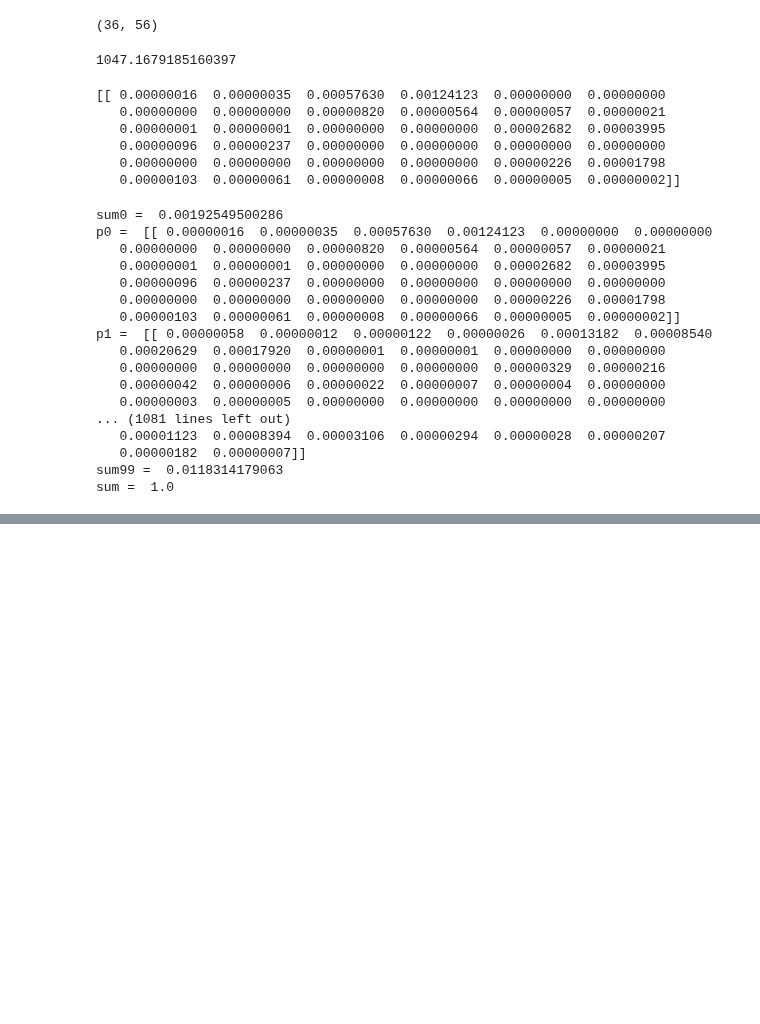
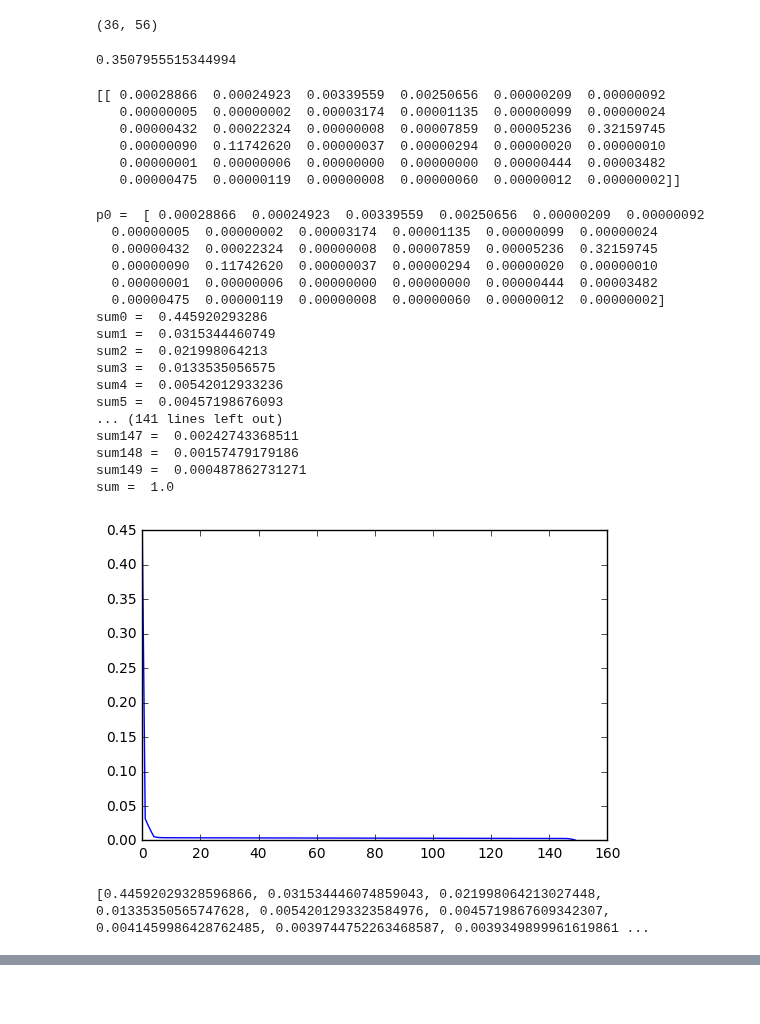
Before and after one commit to pishchynski/coursework3, a Jupyter notebook: notebook_cold.ipynb, the cells around one changed output, grey strips where cells are left out. Drawn from its saved outputs; the diff is of its cells as text; code cells hidden in the pictures; blank space fills up the shorter version.

```diff
--- a/notebook_cold.ipynb
+++ b/notebook_cold.ipynb
@@ -22,7 +23,7 @@ def kronsum(A, B):
     return L+R
 # %%
 n = 3                   # Количество матриц D_k
-p_num = 100             # Количество векторов стац. вероятн. p
+p_num = 150             # Количество векторов стац. вероятн. p
 eps_G = 10 ** (-6)      # Точность нахождения матр. G
 eps_Phi = 10 ** (-6)    # Точность нахождения матр. Phi
 eps_p_i = 10 ** (-6)    # Точность нахождения векторов p
@@ -30,8 +31,8 @@ eps_p_i = 10 ** (-6)    # Точность нахождения векторов
 ### Поток входящих заявок BMAP
 # %%
 # Входной BMAP
-matrD_0 = np.array([[-86., 0.01], [0.02, -2.76]]) # / 35
-matrD = np.array([[85, 0.99], [0.2, 2.54]]) # / 35
+matrD_0 = np.array([[-86., 0.01], [0.02, -2.76]]) * 0.025
+matrD = np.array([[85, 0.99], [0.2, 2.54]]) * 0.025
 matrD_k = [matrD_0]
 
 W_ = matrD_0.shape[0]
@@ -88,8 +89,8 @@ lambda = 32.8853990863
 ### Поток поломок MAP
 # %%
 # Поток поломок MAP
-matrH0 = np.array([[-8.110725, 0], [0, -0.26325]])
-matrH1 = np.array([[8.0568, 0.053925], [0.146625, 0.116625]])
+matrH0 = np.array([[-8.110725, 0], [0, -0.26325]]) / 3
+matrH1 = np.array([[8.0568, 0.053925], [0.146625, 0.116625]]) / 3
 V_ = matrH1.shape[0]
 V = V_ - 1
 matrH = matrH0 + matrH1
@@ -103,7 +104,8 @@ matr_b[0][0] = 1
 
 matr_a = np.transpose(matr_a)
 
-print(matr_a)
+print('H_0 =', matrH0)
+print('H_1 =', matrH1)
 
 gamma = la.solve(matr_a, matr_b).reshape(-1)
 
@@ -415,7 +419,7 @@ print(matrPhi_l[1].shape)
 # %%
 print(la.norm(matrPhi_l[p_num - 1], ord=np.inf))
 # %% [output]
-1047.1679185160397
+0.3507955515344994
 # %%
 # Вычисление p_0
 matr_a = np.array(- copy.deepcopy(matrQ_il[0][0]))
@@ -435,38 +439,45 @@ p0 = np.transpose(la.solve(matr_a, matr_b))
 # print(p0)
 print(p0)
 # %% [output]
-[[ 0.00000016  0.00000035  0.00057630  0.00124123  0.00000000  0.00000000
-   0.00000000  0.00000000  0.00000820  0.00000564  0.00000057  0.00000021
-   0.00000001  0.00000001  0.00000000  0.00000000  0.00002682  0.00003995
-   0.00000096  0.00000237  0.00000000  0.00000000  0.00000000  0.00000000
-   0.00000000  0.00000000  0.00000000  0.00000000  0.00000226  0.00001798
-   0.00000103  0.00000061  0.00000008  0.00000066  0.00000005  0.00000002]]
+[[ 0.00028866  0.00024923  0.00339559  0.00250656  0.00000209  0.00000092
+   0.00000005  0.00000002  0.00003174  0.00001135  0.00000099  0.00000024
+   0.00000432  0.00022324  0.00000008  0.00007859  0.00005236  0.32159745
+   0.00000090  0.11742620  0.00000037  0.00000294  0.00000020  0.00000010
+   0.00000001  0.00000006  0.00000000  0.00000000  0.00000444  0.00003482
+   0.00000475  0.00000119  0.00000008  0.00000060  0.00000012  0.00000002]]
 # %%
 vect_p_l = [p0]
-p_sum = np.sum(p0)
-print('sum0 = ', np.sum(p0))
-print('p0 = ', vect_p_l[0])
+p_sums = [np.sum(p0)]
+print('p0 = ', vect_p_l[0][0])
+print('sum0 = ', p_sums[0])
 for l in range(1, p_num):
     vect_p_l.append(np.dot(vect_p_l[0], matrPhi_l[l]))
-    p_sum += (np.sum(vect_p_l[l]))
-    print('p' + str(l) + ' = ', vect_p_l[l])
-    print('sum' + str(l) + ' = ', np.sum(vect_p_l[l]))
-print('sum = ', p_sum)
+    p_sums.append(np.sum(vect_p_l[l]))
+    # print('p' + str(l) + ' = ', vect_p_l[l][0])
+    print('sum' + str(l) + ' = ', p_sums[l])
+print('sum = ', np.sum(p_sums))
 # %% [output]
-sum0 =  0.00192549500286
-p0 =  [[ 0.00000016  0.00000035  0.00057630  0.00124123  0.00000000  0.00000000
-   0.00000000  0.00000000  0.00000820  0.00000564  0.00000057  0.00000021
-   0.00000001  0.00000001  0.00000000  0.00000000  0.00002682  0.00003995
-   0.00000096  0.00000237  0.00000000  0.00000000  0.00000000  0.00000000
-   0.00000000  0.00000000  0.00000000  0.00000000  0.00000226  0.00001798
-   0.00000103  0.00000061  0.00000008  0.00000066  0.00000005  0.00000002]]
-p1 =  [[ 0.00000058  0.00000012  0.00000122  0.00000026  0.00013182  0.00008540
-   0.00020629  0.00017920  0.00000001  0.00000001  0.00000000  0.00000000
-   0.00000000  0.00000000  0.00000000  0.00000000  0.00000329  0.00000216
-   0.00000042  0.00000006  0.00000022  0.00000007  0.00000004  0.00000000
-   0.00000003  0.00000005  0.00000000  0.00000000  0.00000000  0.00000000
-... (1081 lines left out)
-   0.00001123  0.00008394  0.00003106  0.00000294  0.00000028  0.00000207
-   0.00000182  0.00000007]]
-sum99 =  0.0118314179063
+p0 =  [ 0.00028866  0.00024923  0.00339559  0.00250656  0.00000209  0.00000092
+  0.00000005  0.00000002  0.00003174  0.00001135  0.00000099  0.00000024
+  0.00000432  0.00022324  0.00000008  0.00007859  0.00005236  0.32159745
+  0.00000090  0.11742620  0.00000037  0.00000294  0.00000020  0.00000010
+  0.00000001  0.00000006  0.00000000  0.00000000  0.00000444  0.00003482
+  0.00000475  0.00000119  0.00000008  0.00000060  0.00000012  0.00000002]
+sum0 =  0.445920293286
+sum1 =  0.0315344460749
+sum2 =  0.021998064213
+sum3 =  0.0133535056575
+sum4 =  0.00542012933236
+sum5 =  0.00457198676093
+... (141 lines left out)
+sum147 =  0.00242743368511
+sum148 =  0.00157479179186
+sum149 =  0.000487862731271
 sum =  1.0
+# %%
+plt.plot(p_sums)
+plt.show()
+print(p_sums)
+# %% [output]
+[figure, added]
+[0.44592029328596866, 0.031534446074859043, 0.021998064213027448, 0.01335350565747628, 0.0054201293323584976, 0.0045719867609342307, 0.0041459986428762485, 0.0039744752263468587, 0.0039349899961619861 ...
```
Also changed, not shown: parts of 30 cells of this notebook.
